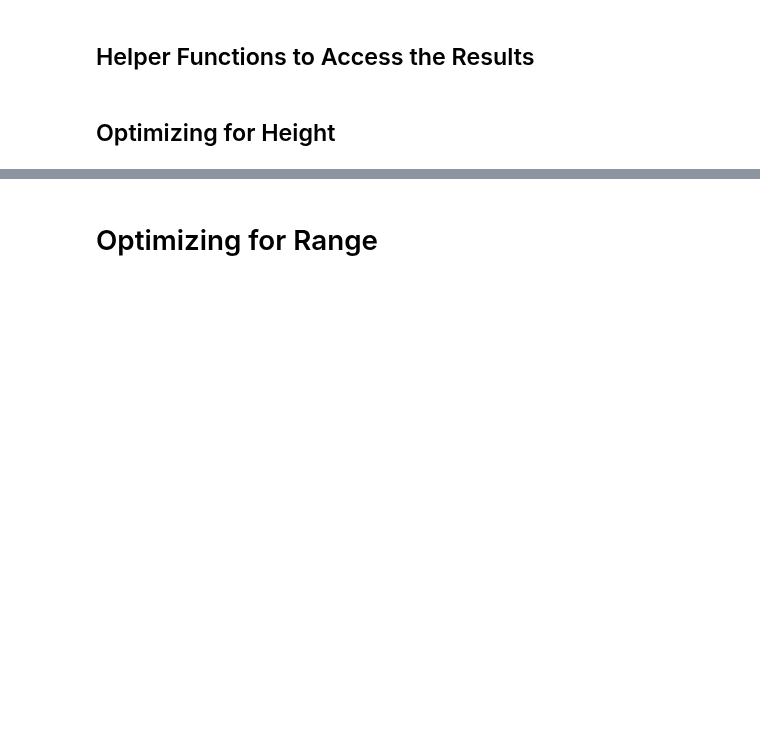
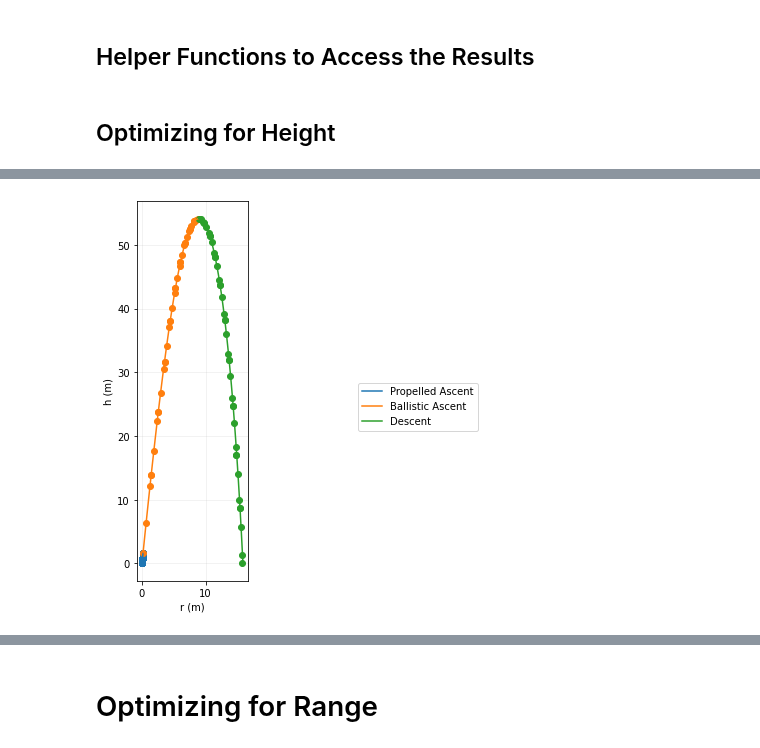
Before and after one commit to OpenMDAO/dymos, a Jupyter notebook: docs/dymos_book/examples/water_rocket/water_rocket.ipynb, the cells around one changed output, grey strips where cells are left out. Cells and saved outputs as stored; diff of their text form; code cells hidden in the pictures; blank space fills up the shorter version.

```diff
--- a/docs/dymos_book/examples/water_rocket/water_rocket.ipynb
+++ b/docs/dymos_book/examples/water_rocket/water_rocket.ipynb
@@ -811,0 +657,4 @@ ValueError: 'traj.phases.propelled_ascent.segments.segment_39' <class SegmentSim
+# %%
+plot_trajectory(sol_out, sim_out, legend_loc='center right')
+# %% [output]
+[figure, added]
```
Also changed, not shown: parts of 35 cells of this notebook.
